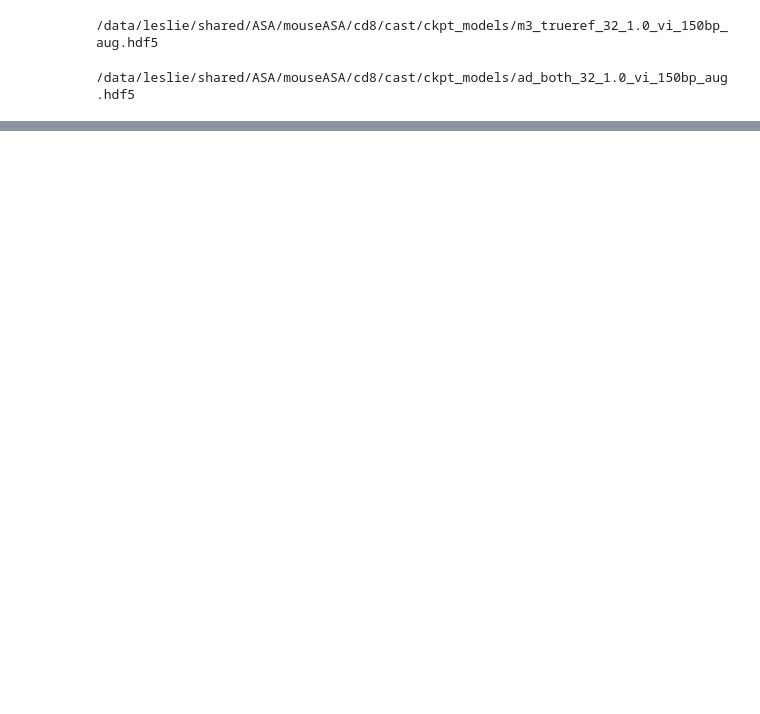
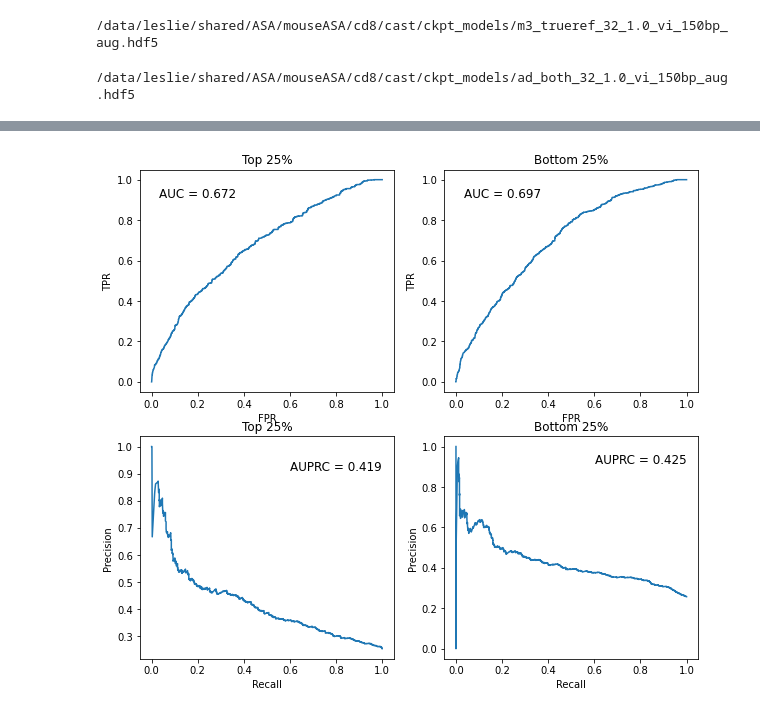
Before and after one commit to adityasinha379/mouseASA, a Jupyter notebook: scripts/ATAC-QTL.ipynb, the cells around one changed output, grey strips where cells are left out. Drawn from its saved outputs; the diff is of its cells as text; code cells hidden in the pictures; blank space fills up the shorter version.

Commit message:
modified AUC code, moved to utils

```diff
--- a/scripts/ATAC-QTL.ipynb
+++ b/scripts/ATAC-QTL.ipynb
@@ -103 +104,17 @@ plt.show()
+# %%
+from utils import plot_auc
+
+p = 25
+fig, ax = plt.subplots(2,2, figsize=(10,9))
+plot_auc((true_fc > np.percentile(true_fc,100 - p))*1, 1*pred_fc, 'roc', ax[0,0])
+ax[0,0].set_title(f'Top {p}%')
+plot_auc((true_fc < np.percentile(true_fc,p))*1, -1*pred_fc, 'roc', ax[0,1])
+ax[0,1].set_title(f'Bottom {p}%')
+plot_auc((true_fc > np.percentile(true_fc,100 - p))*1, 1*pred_fc, 'prc', ax[1,0])
+ax[1,0].set_title(f'Top {p}%')
+plot_auc((true_fc < np.percentile(true_fc,p))*1, -1*pred_fc, 'prc', ax[1,1])
+ax[1,1].set_title(f'Bottom {p}%')
+plt.show()
+# %% [output]
+[figure, added]
 # %%
```
Also changed, not shown: parts of 13 cells of this notebook, 3 other files.
